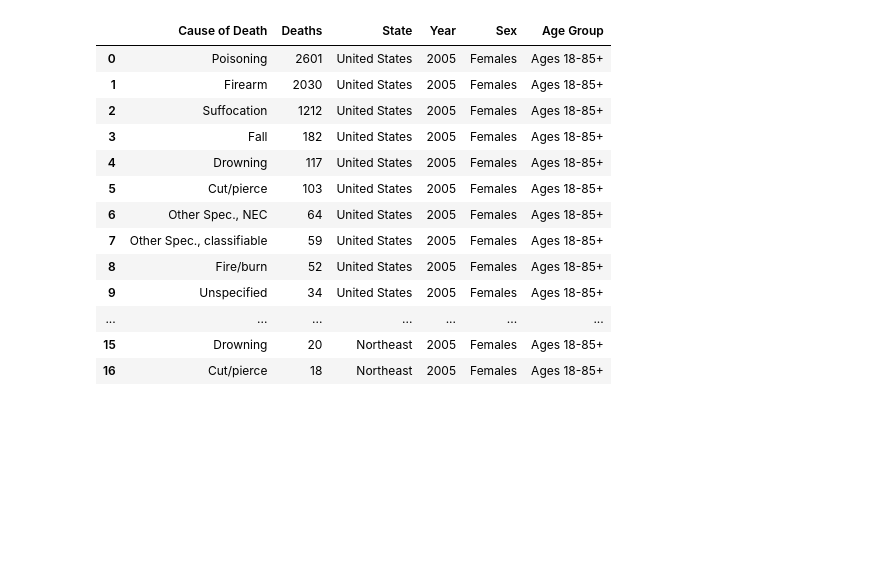
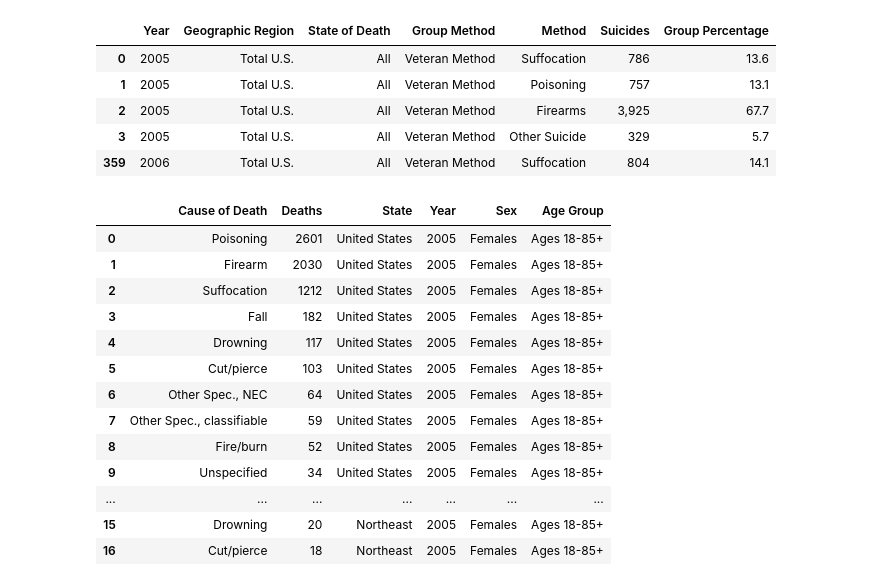
Before and after one commit to jetchechury/Project_1_SuicideAnalysis, a Jupyter notebook: Veteran Suicide Project - Data Clean Up.ipynb, the cells around one changed output. Drawn from its saved outputs; the diff is of its cells as text; code cells hidden in the pictures; blank space fills up the shorter version.

```diff
--- a/Veteran Suicide Project - Data Clean Up.ipynb
+++ b/Veteran Suicide Project - Data Clean Up.ipynb
@@ -40,0 +41,11 @@ vet_method_df2.head(20)
+# %%
+# Create data frame with only Total U.S. information
+vet_method_df2 = vet_method_df.loc[vet_method_df["Geographic\nRegion"]=="Total U.S."]
+vet_method_df2.head()
+# %% [output]
+|  | Year | Geographic Region | State of Death | Group Method | Method | Suicides | Group Percentage |
+| 0 | 2005 | Total U.S. | All | Veteran Method | Suffocation | 786 | 13.6 |
+| 1 | 2005 | Total U.S. | All | Veteran Method | Poisoning | 757 | 13.1 |
+| 2 | 2005 | Total U.S. | All | Veteran Method | Firearms | 3,925 | 67.7 |
+| 3 | 2005 | Total U.S. | All | Veteran Method | Other Suicide | 329 | 5.7 |
+| 359 | 2006 | Total U.S. | All | Veteran Method | Suffocation | 804 | 14.1 |
```
Also changed, not shown: parts of 4 cells of this notebook, 1 other file.
